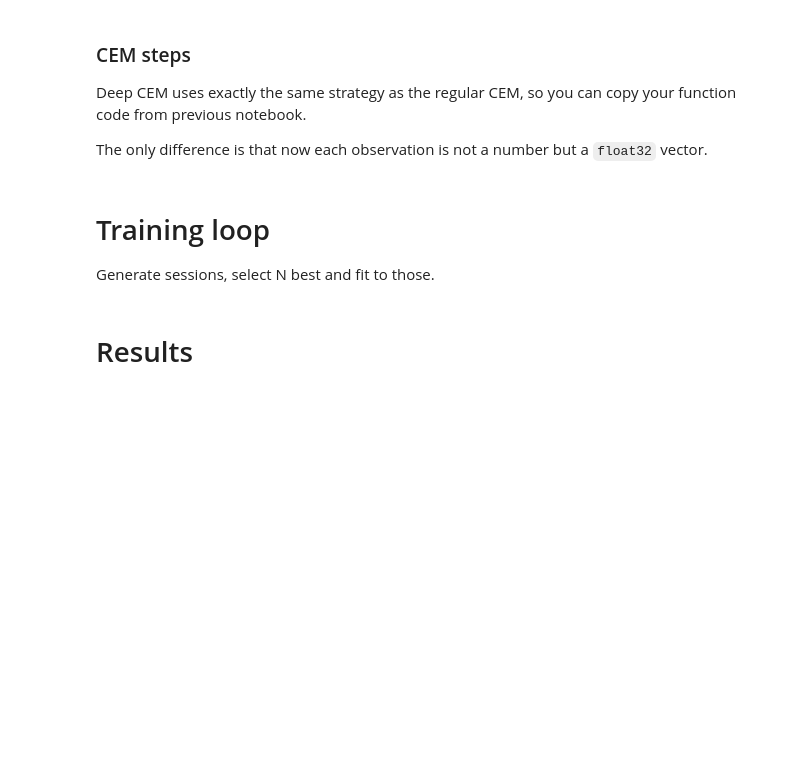
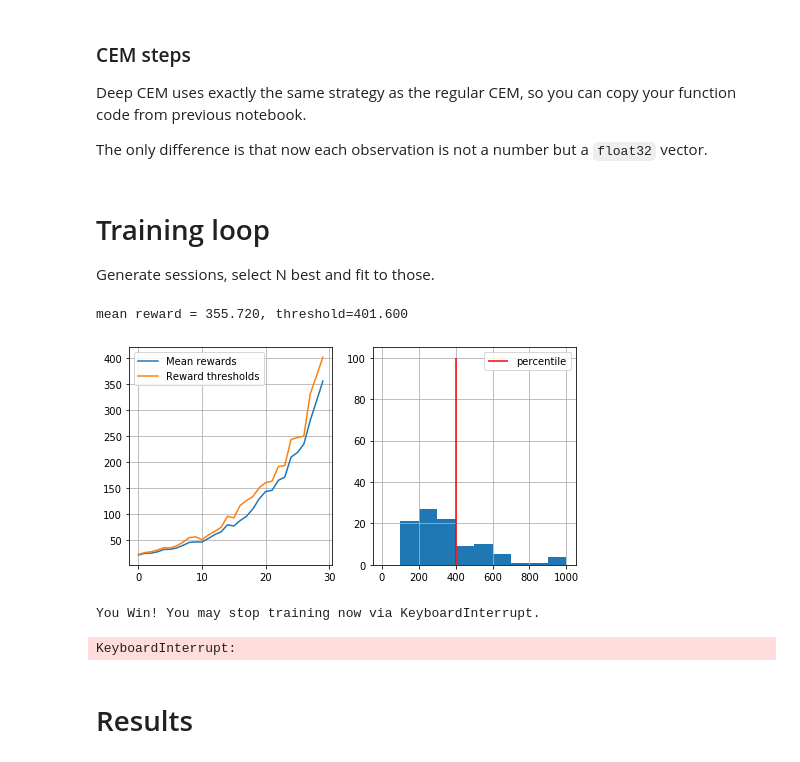
Before and after one commit to hbghhy/Practical_RL, a Jupyter notebook: week01_intro/deep_crossentropy_method.ipynb, the cells around one changed output. Cells and saved outputs as stored; diff of their text form; code cells hidden in the pictures; blank space fills up the shorter version.

```diff
--- a/week01_intro/deep_crossentropy_method.ipynb
+++ b/week01_intro/deep_crossentropy_method.ipynb
@@ -60,13 +72,14 @@ def generate_session(agent, t_max=1000):
     for t in range(t_max):
 
         # use agent to predict a vector of action probabilities for state :s:
-        probs = <YOUR CODE>
+        probs = agent.predict_proba(s.reshape(1,-1)).reshape(-1)
 
         assert probs.shape == (n_actions,), "make sure probabilities are a vector (hint: np.reshape)"
+        #print(probs)
 
         # use the probabilities you predicted to pick an action
         # sample proportionally to the probabilities, don't just take the most likely action
-        a = <YOUR CODE>
+        a = np.random.choice(np.arange(n_actions),p=probs)
         # ^-- hint: try np.random.choice
 
         new_s, r, done, info = env.step(a)
@@ -107,7 +128,12 @@ def select_elites(states_batch, actions_batch, rewards_batch, percentile=50):
     (they will become different later).
     """
 
-    <YOUR CODE: copy-paste your implementation from the previous notebook>
+
+    reward_threshold = np.percentile(rewards_batch,percentile)#<Compute minimum reward for elite sessions. Hint: use np.percentile >
+    elite_session_idx = (np.array(rewards_batch)>=reward_threshold)
+
+    elite_states = np.concatenate(np.array(states_batch)[elite_session_idx])
+    elite_actions = np.concatenate(np.array(actions_batch)[elite_session_idx])
 
     return elite_states, elite_actions
 # %% [markdown]
@@ -146,22 +172,29 @@ def show_progress(rewards_batch, log, percentile, reward_range=[-990, +10]):
 # %%
 n_sessions = 100
 percentile = 70
 log = []
 
 for i in range(100):
     # generate new sessions
-    sessions = [ < generate a list of n_sessions new sessions > ]
+    sessions = [ generate_session(agent, t_max=1000) for _ in range(n_sessions) ]
 
     states_batch, actions_batch, rewards_batch = map(np.array, zip(*sessions))
 
-    elite_states, elite_actions = <select elite actions just like before>
+    elite_states, elite_actions = select_elites(states_batch, actions_batch, rewards_batch)
 
-    <partial_fit agent to predict elite_actions(y) from elite_states(X)>
+    agent.partial_fit(elite_states, elite_actions)
+
+    #<partial_fit agent to predict elite_actions(y) from elite_states(X)>
 
     show_progress(rewards_batch, log, percentile, reward_range=[0, np.max(rewards_batch)])
 
     if np.mean(rewards_batch) > 190:
         print("You Win! You may stop training now via KeyboardInterrupt.")
+# %% [output]
+mean reward = 355.720, threshold=401.600
+[figure, added]
+You Win! You may stop training now via KeyboardInterrupt.
+KeyboardInterrupt:
 # %% [markdown]
 # Results
 # %%
```
Also changed, not shown: parts of 5 cells of this notebook.
